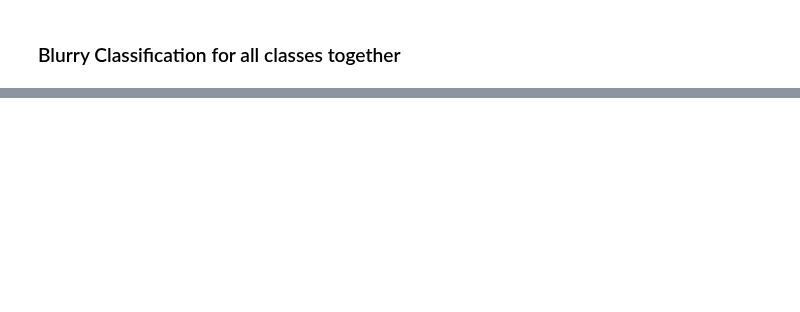
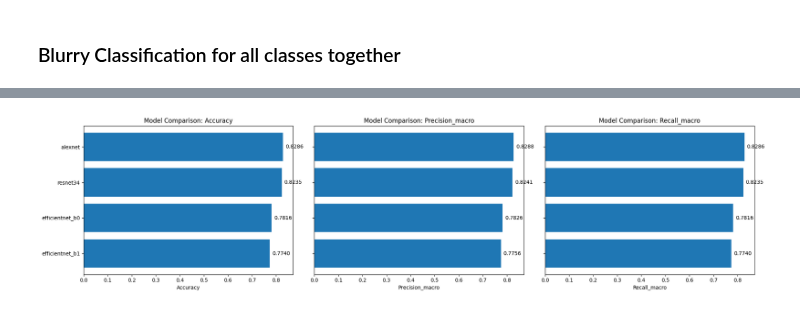
Before and after one commit to elorberb/thesis, a Jupyter notebook: src/classification/notebooks/blur_classification/fastai_blur_classification.ipynb, the cells around one changed output, grey strips where cells are left out. Drawn from its saved outputs; the diff is of its cells as text; code cells hidden in the pictures; blank space fills up the shorter version.

Commit message:
perform blur classification with  fastai and yolo models and write the results to github project

```diff
--- a/src/classification/notebooks/blur_classification/fastai_blur_classification.ipynb
+++ b/src/classification/notebooks/blur_classification/fastai_blur_classification.ipynb
@@ -174,0 +55,6 @@ interp.plot_top_losses(9, figsize=(15,10))
+# %%
+import os
+
+# iterate over each dataset in the datasets folder
+balanced_datasets = "/home/etaylor/code_projects/thesis/classification_datasets/blur_classification/blur_classification_datasets/all_classes/balanced_datasets"
+data_paths = [os.path.join(balanced_datasets, dataset) for dataset in os.listdir(balanced_datasets)]
@@ -174,0 +227,3 @@ interp.plot_top_losses(9, figsize=(15,10))
+# %%
+results_csv_path = "/home/etaylor/code_projects/thesis/src/classification/notebooks/blur_classification/evaluation_results/fastai_classification_small models_to_datasets.csv"
+average_results_csv_path = "/home/etaylor/code_projects/thesis/src/classification/notebooks/blur_classification/evaluation_results/fastai_classification_small models_to_datasets_average_results.csv"
@@ -174,0 +234,3 @@ interp.plot_top_losses(9, figsize=(15,10))
+# %%
+results_df = pd.read_csv(results_csv_path)
+results_df.head()
@@ -174,0 +266,4 @@ interp.plot_top_losses(9, figsize=(15,10))
+# %%
+# Load the average results
+average_results_df = pd.read_csv(average_results_csv_path)
+average_results_df.head()
@@ -174,0 +272,83 @@ interp.plot_top_losses(9, figsize=(15,10))
+# %%
+import numpy as np
+import pandas as pd
+import matplotlib.pyplot as plt
+import seaborn as sns
+
+
+# Plotting metrics for each model
+metrics_to_plot = ["accuracy", "precision_macro", "recall_macro"]
+num_metrics = len(metrics_to_plot)
+fig, axes = plt.subplots(1, num_metrics, figsize=(20, 5), sharey=True)
+
+for i, metric in enumerate(metrics_to_plot):
+    metric_values = average_results_df[metric]
+    models = average_results_df['model']
+    y_pos = np.arange(len(models))
+
+    axes[i].barh(y_pos, metric_values, align='center')
+    axes[i].set_yticks(y_pos)
+    axes[i].set_yticklabels(models)
+    axes[i].invert_yaxis()
+    axes[i].set_xlabel(metric.capitalize())
+    axes[i].set_title(f'Model Comparison: {metric.capitalize()}')
+
+    for j in range(len(models)):
+        axes[i].text(metric_values[j] + 0.01, y_pos[j], f'{metric_values[j]:.4f}', va='center')
+
+plt.tight_layout()
+plt.show()
+
+# Plot precision and recall for each class
+class_labels = ['blurry', 'good_quality']
+
+# Prepare precision and recall data for plotting
+precision_data = []
+recall_data = []
+for i, row in average_results_df.iterrows():
+    model_name = row['model']
+    precision_per_class = row['precision_per_class']
+    recall_per_class = row['recall_per_class']
+    for j, (precision, recall) in enumerate(zip(precision_per_class, recall_per_class)):
+        precision_data.append({'Model': model_name, 'Class': class_labels[j], 'Score': precision})
+        recall_data.append({'Model': model_name, 'Class': class_labels[j], 'Score': recall})
+
+precision_df = pd.DataFrame(precision_data)
+recall_df = pd.DataFrame(recall_data)
+
+# Plot class-wise precision and recall
+fig, axes = plt.subplots(1, 2, figsize=(20, 5))
+sns.barplot(x='Class', y='Score', hue='Model', data=precision_df, ax=axes[0])
+axes[0].set_title('Precision per Class')
+axes[0].set_ylim(0, 1)
+
+sns.barplot(x='Class', y='Score', hue='Model', data=recall_df, ax=axes[1])
+axes[1].set_title('Recall per Class')
+axes[1].set_ylim(0, 1)
+
+plt.tight_layout()
+plt.show()
+
+# Plot confusion matrices for each model
+num_models = len(average_results_df)
+num_cols = 2
+num_rows = (num_models + num_cols - 1) // num_cols
+
+fig, axes = plt.subplots(num_rows, num_cols, figsize=(20, 20))
+axes = axes.flatten()
+
+for i, (index, row) in enumerate(average_results_df.iterrows()):
+    cm = np.array(row['confusion_matrix'])
+    sns.heatmap(cm, annot=True, fmt='g', cmap='Blues', ax=axes[i],
+                xticklabels=class_labels, yticklabels=class_labels)
+    axes[i].set_title(f'Confusion Matrix: {row["model"]}')
+    axes[i].set_xlabel('Predicted')
+    axes[i].set_ylabel('Actual')
+
+for j in range(i + 1, len(axes)):
+    fig.delaxes(axes[j])
+
+plt.tight_layout()
+plt.show()
+# %% [output]
+[figure, added]
```
Also changed, not shown: parts of 23 cells of this notebook, 8 other files.
